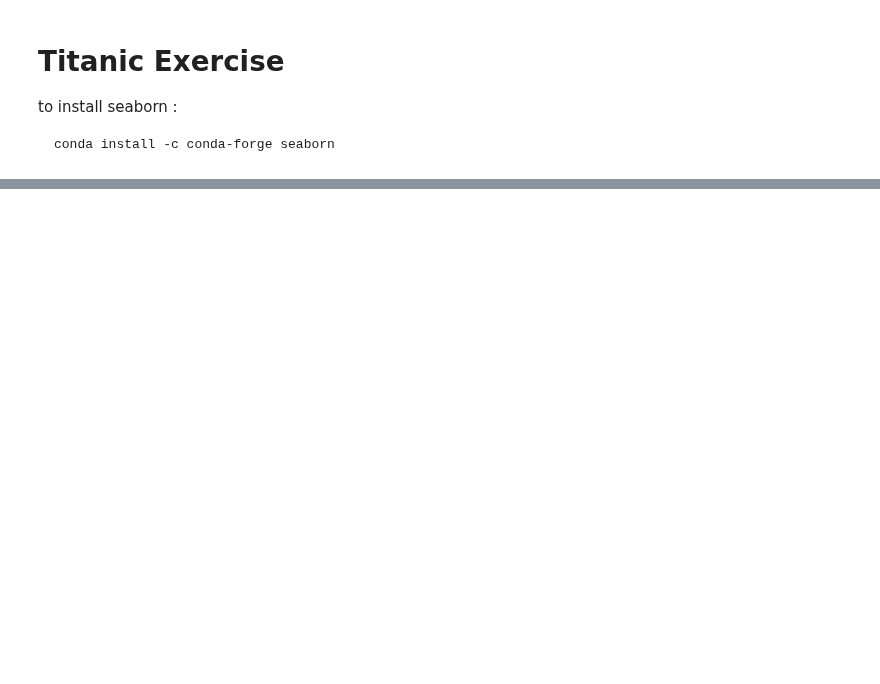
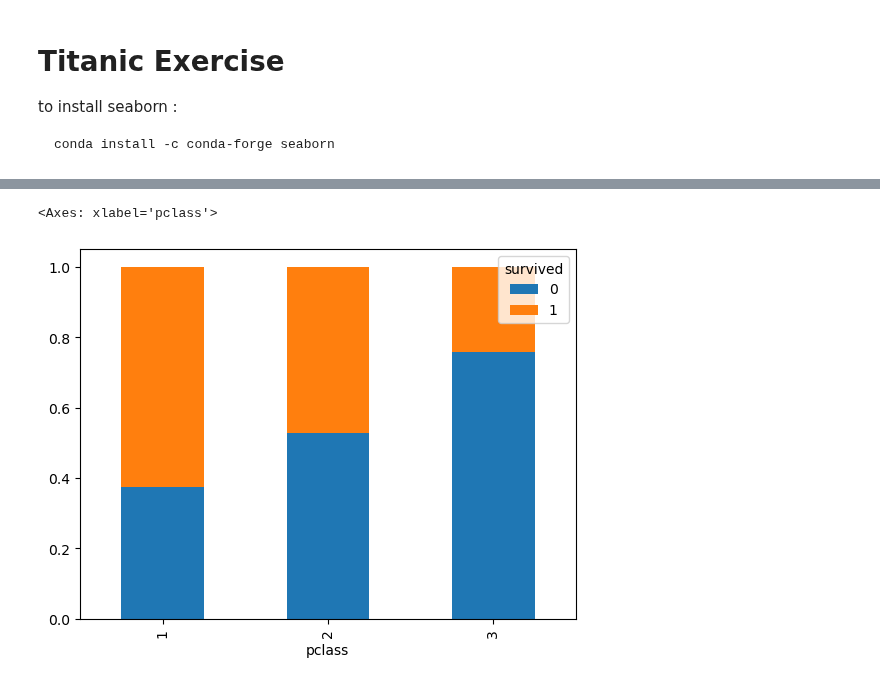
Before and after one commit to moiap13/nomades_python_programming_langugage, a Jupyter notebook: numpy_pandas/student_exercises/corrections/pandas/titanic/titanic.ipynb, the cells around one changed output, grey strips where cells are left out. Saved outputs shown, nothing was run; the diff lists cells and outputs as text; code cells hidden in the pictures; blank space fills up the shorter version.

```diff
--- a/numpy_pandas/student_exercises/corrections/pandas/titanic/titanic.ipynb
+++ b/numpy_pandas/student_exercises/corrections/pandas/titanic/titanic.ipynb
@@ -51,0 +180,8 @@ titanic.age = titanic.age.map(lambda age: 1 if age < 1 else age)
+# %%
+# 4 Alives analyse
+# 4.1 Analyser la survie en fonction de la classe des billets (Pclass).
+# titanic.groupby("pclass").survived.mean()
+titanic.groupby("pclass").survived.value_counts(normalize=True).unstack().plot(kind="bar", stacked=True)
+# %% [output]
+<Axes: xlabel='pclass'>
+[figure, added]
```
Also changed, not shown: parts of 24 cells of this notebook.
